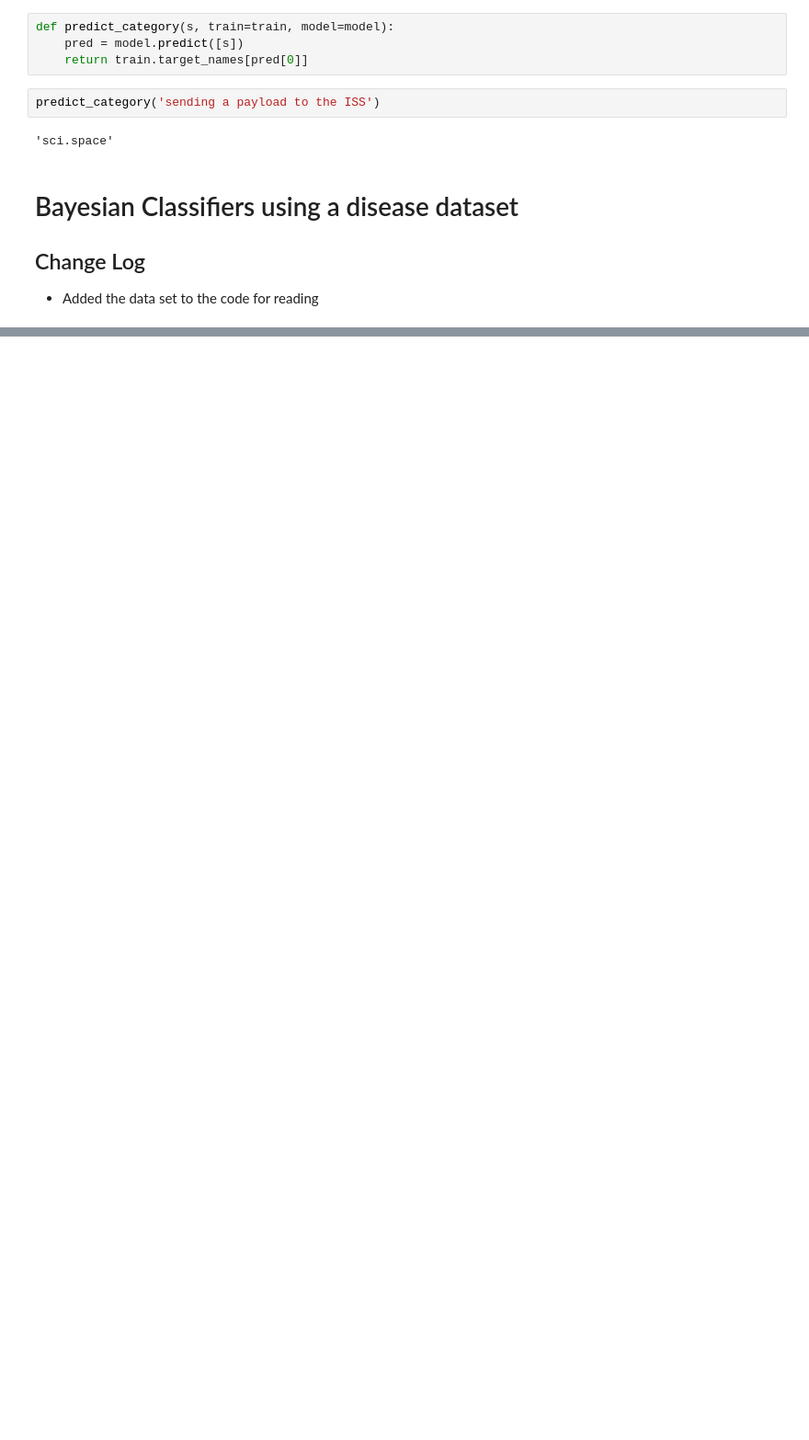
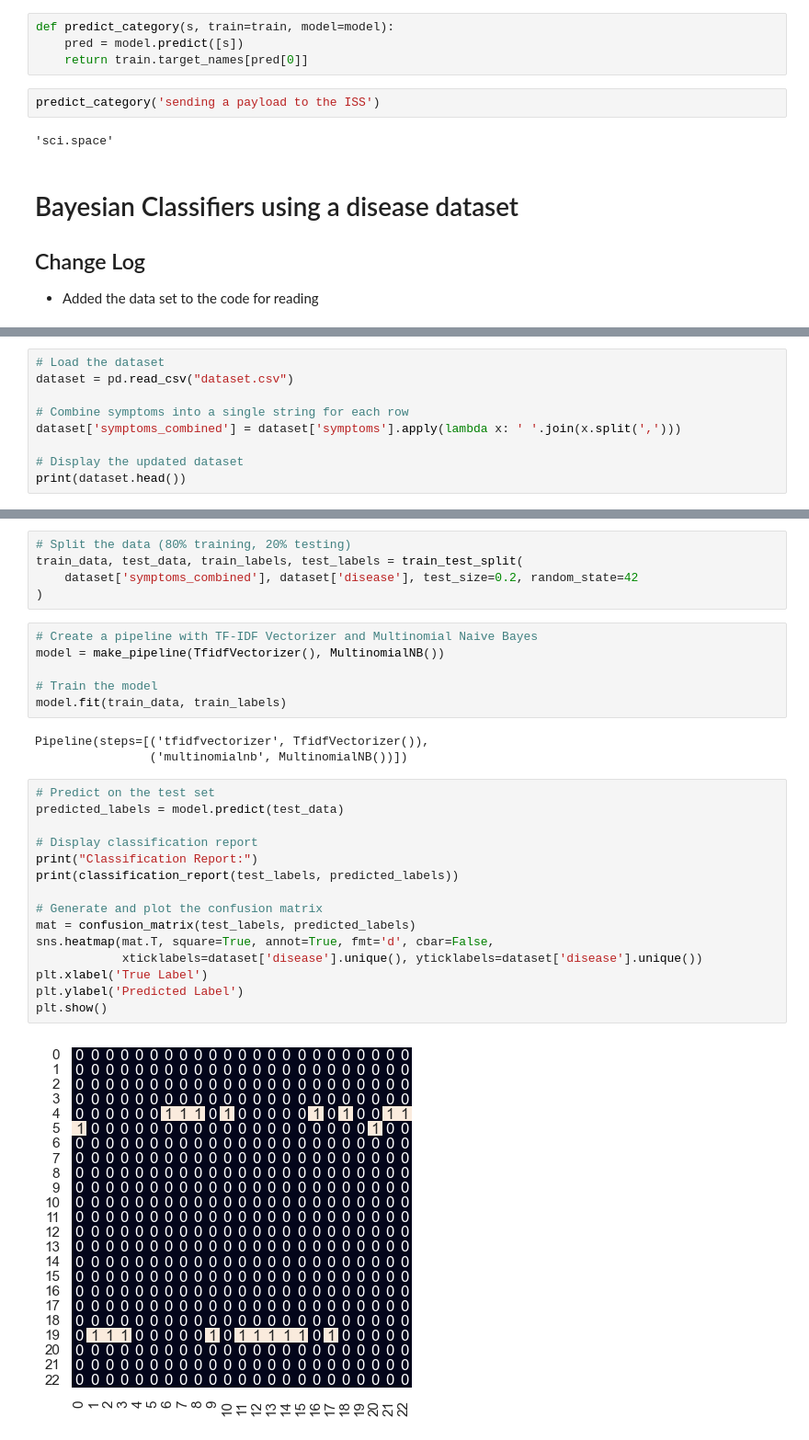
Before and after one commit to LukaBrennan/LinearRegression, a Jupyter notebook: BayesianClassifiers/GettingStarted-BayesianClassifiers.ipynb, the cells around one changed output, grey strips where cells are left out. Shown at 92% size. Drawn from its saved outputs; the diff is of its cells as text; blank space fills up the shorter version.

Commit message:
Update
Added SVM using new dataset

```diff
--- a/BayesianClassifiers/GettingStarted-BayesianClassifiers.ipynb
+++ b/BayesianClassifiers/GettingStarted-BayesianClassifiers.ipynb
@@ -124,0 +134,9 @@ predict_category('sending a payload to the ISS')
+# %%
+# Load the dataset
+dataset = pd.read_csv("dataset.csv")
+
+# Combine symptoms into a single string for each row
+dataset['symptoms_combined'] = dataset['symptoms'].apply(lambda x: ' '.join(x.split(',')))
+
+# Display the updated dataset
+print(dataset.head())
@@ -124,0 +161,31 @@ predict_category('sending a payload to the ISS')
+# %%
+# Split the data (80% training, 20% testing)
+train_data, test_data, train_labels, test_labels = train_test_split(
+    dataset['symptoms_combined'], dataset['disease'], test_size=0.2, random_state=42
+)
+# %%
+# Create a pipeline with TF-IDF Vectorizer and Multinomial Naive Bayes
+model = make_pipeline(TfidfVectorizer(), MultinomialNB())
+
+# Train the model
+model.fit(train_data, train_labels)
+# %% [output]
+Pipeline(steps=[('tfidfvectorizer', TfidfVectorizer()),
+                ('multinomialnb', MultinomialNB())])
+# %%
+# Predict on the test set
+predicted_labels = model.predict(test_data)
+
+# Display classification report
+print("Classification Report:")
+print(classification_report(test_labels, predicted_labels))
+
+# Generate and plot the confusion matrix
+mat = confusion_matrix(test_labels, predicted_labels)
+sns.heatmap(mat.T, square=True, annot=True, fmt='d', cbar=False,
+            xticklabels=dataset['disease'].unique(), yticklabels=dataset['disease'].unique())
+plt.xlabel('True Label')
+plt.ylabel('Predicted Label')
+plt.show()
+# %% [output]
+[figure, added]
```
Also changed, not shown: parts of 5 cells of this notebook, 19 other files.
